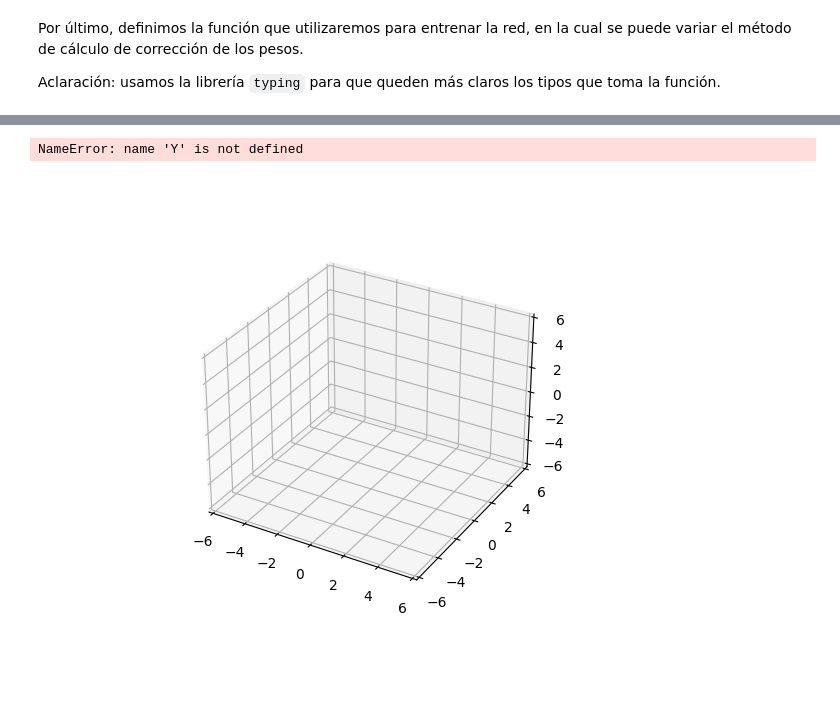
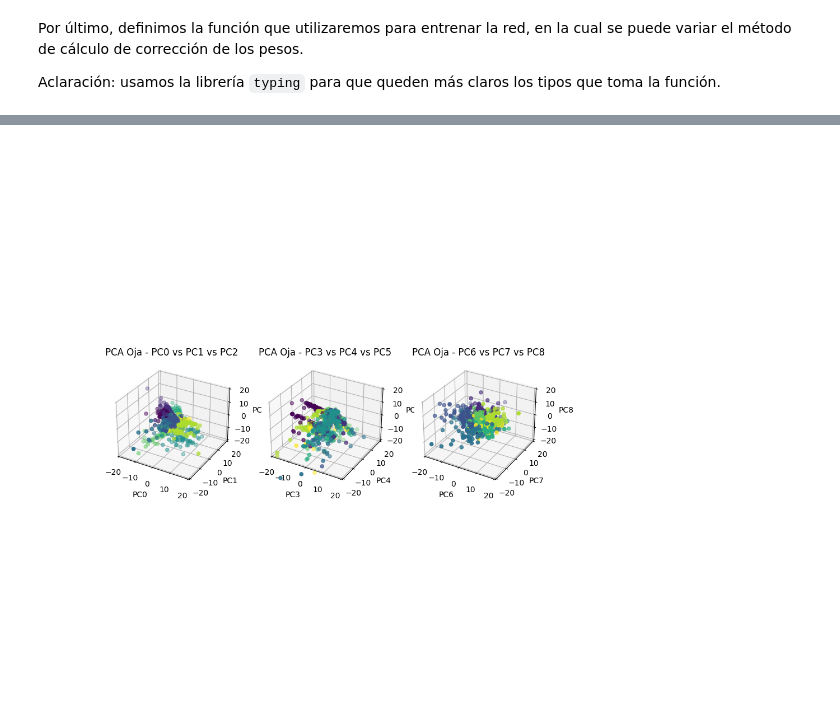
Before and after one commit to sgoldberg27/redes_neuronales-1C2023, a Jupyter notebook: TP2/tp2.ipynb, the cells around one changed output, grey strips where cells are left out. Drawn from its saved outputs; the diff is of its cells as text; code cells hidden in the pictures; blank space fills up the shorter version.

```diff
--- a/TP2/tp2.ipynb
+++ b/TP2/tp2.ipynb
@@ -118,16 +118,29 @@ W = PCA_train(X, M, oja_correction)
+# %%
+Y = np.dot(X, W)
 # %%
 # plot oja
-for i in range(3):
-    fig = plt.figure()
-    xyz = fig.add_subplot(111, projection="3d")
-    xyz.set_xlim(-6, 6)
-    xyz.set_ylim(-6, 6)
-    xyz.set_zlim(-6, 6)
-    xyz.scatter3D(Y[:,3*i+0], Y[:, 3*i+1], Y[:, 3*i+2], c=categorias)
-    fig.show()
+
+AX_LIM = 20
+
+fig = plt.figure(figsize=(10, 10))
+
+for i in range(0, 9, 3):
+    xyz = fig.add_subplot(1, 3, 1 + i // 3, projection="3d")
+    xyz.set_xlim(-AX_LIM, AX_LIM)
+    xyz.set_ylim(-AX_LIM, AX_LIM)
+    xyz.set_zlim(-AX_LIM, AX_LIM)
+    xyz.scatter3D(Y[:, i + 0], Y[:, i + 1], Y[:, i + 2], c=categorias)
+
+    # Labeling
+    xyz.set_xlabel(f"PC{i}")
+    xyz.set_ylabel(f"PC{i + 1}")
+    xyz.set_zlabel(f"PC{i + 2}")
+
+    xyz.set_title(f"PCA Oja - PC{i} vs PC{i + 1} vs PC{i + 2}")
+
+
 plt.show()
 # %% [output]
-NameError: name 'Y' is not defined
-[figure, old version]
+[figure, new version]
 # %%
 W = PCA_train(X, M, _correction)
```
Also changed, not shown: parts of 1 cell of this notebook.
